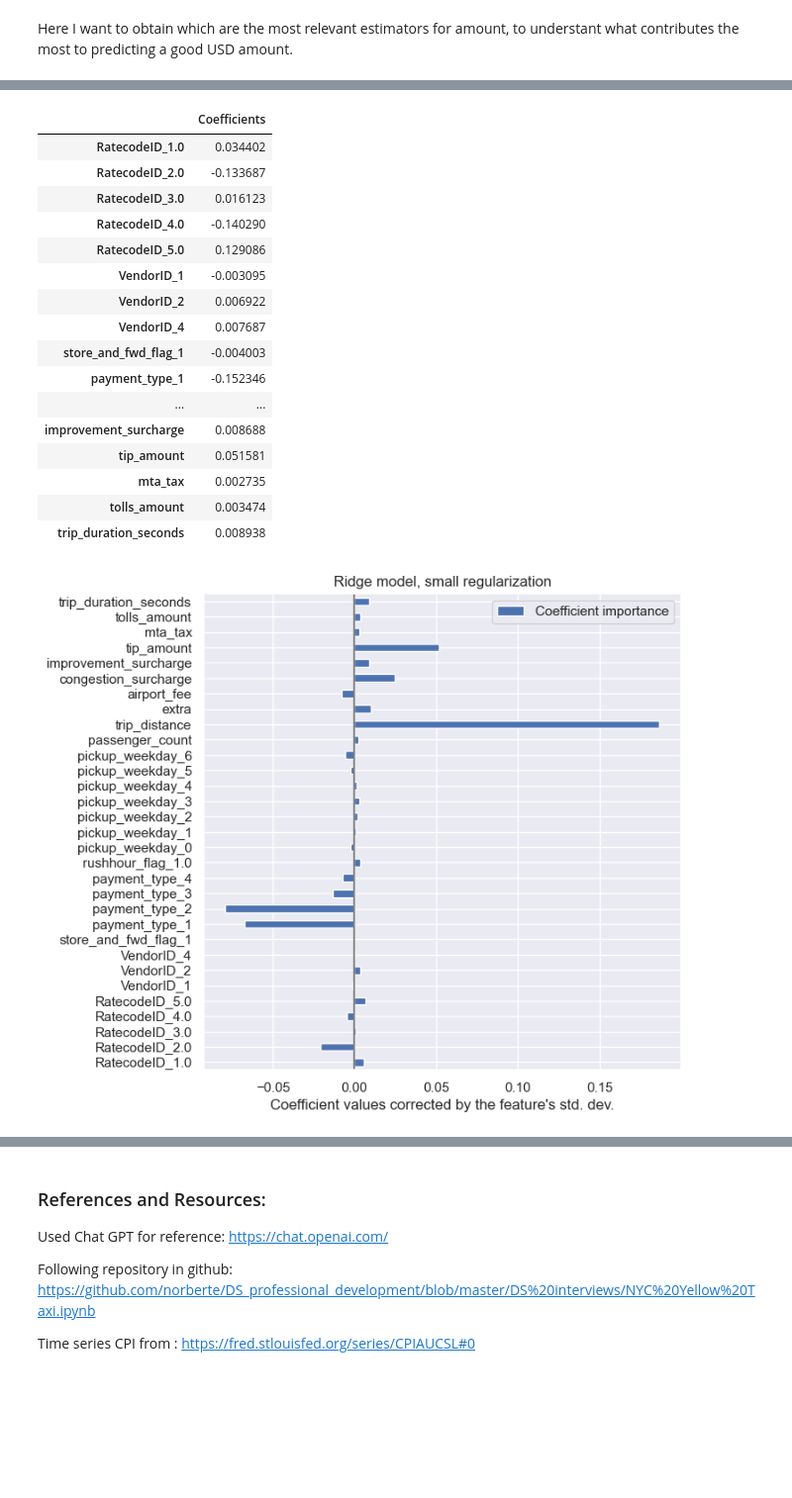
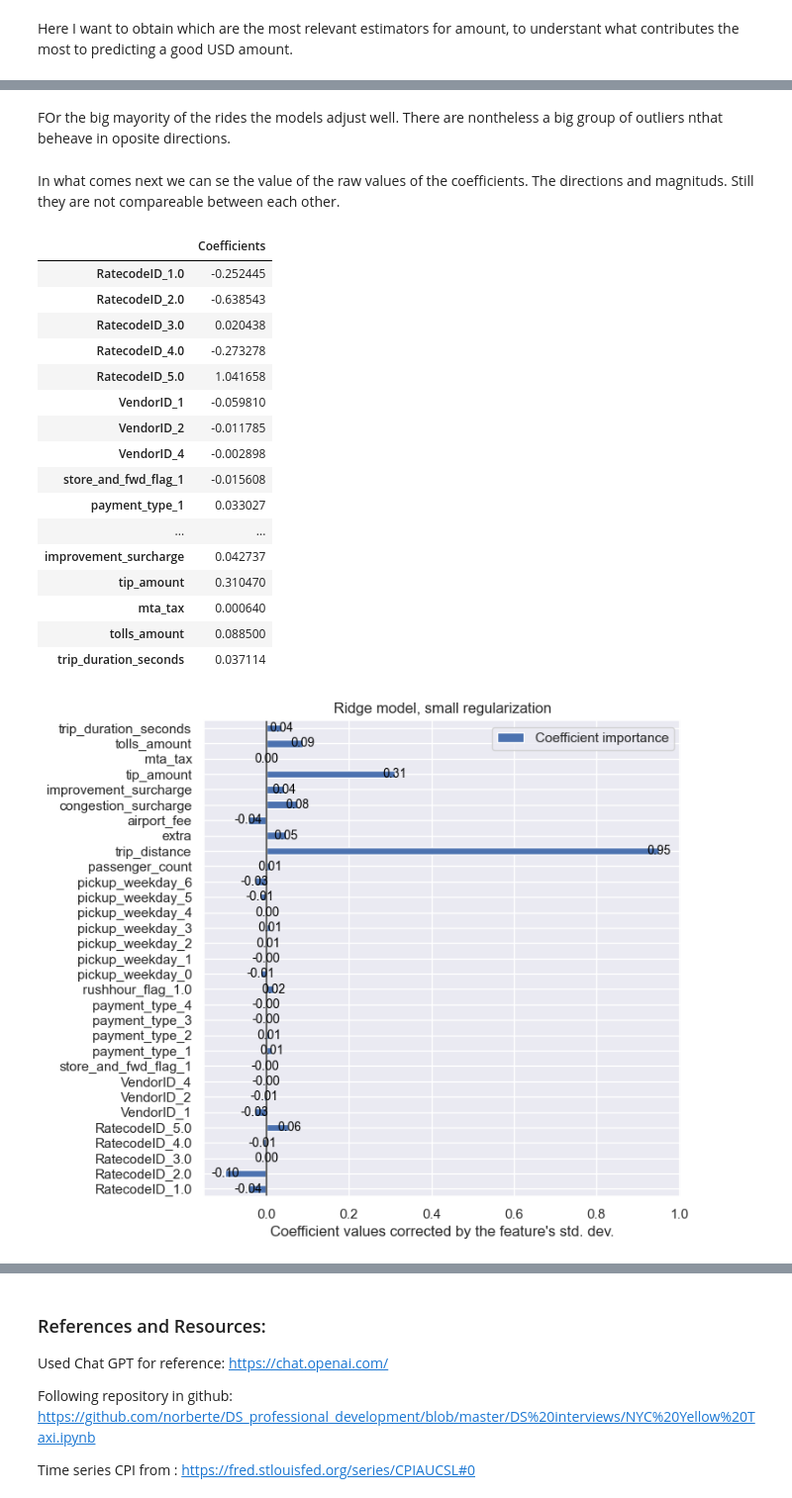
Before and after one commit to BenjaminDupre/taxi_data_task, a Jupyter notebook: taxi_data.ipynb, the cells around one changed output, grey strips where cells are left out. Shown at 99% size. Saved outputs shown, nothing was run; the diff lists cells and outputs as text; code cells hidden in the pictures; blank space fills up the shorter version.

```diff
--- a/taxi_data.ipynb
+++ b/taxi_data.ipynb
@@ -195,14 +195,3 @@ df_ny['CPI_Ratio'] = (1/df_ny['CPIAUCSL']) * base_cpi
 df_ny['total_amount_ADJ'] = df_ny['total_amount'] * df_ny['CPI_Ratio']
 # %% [markdown]
 Creating rides per month variable.
-# %%
-'''# Group the DataFrame by 'month_of_trip' and count the number of rows in each group
-monthly_ride_counts = df_ny.groupby('month_of_trip').size().reset_index(name='total_rides')
-
-# Merge the 'monthly_ride_counts' DataFrame with 'df_ny' based on the 'month_of_trip' column
-df_ny = df_ny.merge(monthly_ride_counts, on='month_of_trip', suffixes=('', '_total'))
-
-# Rename the new column to 'total_rides_monthly'
-df_ny.rename(columns={'total_rides_total': 'total_rides_monthly'}, inplace=True)
-'''
-df_ny['ride_count'] = 1
@@ -646,7 +578,7 @@ an_ny = df_ny[["RatecodeID", "VendorID", "store_and_fwd_flag",
 X = an_ny.drop(columns=['total_amount_ADJ'])  # Exclude 'total_amount_ADJ' column
 y = an_ny['total_amount_ADJ']  # Target variable
 
-X_train, X_test, y_train, y_test = train_test_split(X, y, random_state=42)
+X_train, X_test, y_train, y_test = train_test_split(X, y, test_size=0.2,random_state=42)
 # remove fare amount cause its highly correlated.
 categorical_columns = ["RatecodeID", "VendorID", "store_and_fwd_flag", "payment_type", "rushhour_flag", "pickup_weekday"]
 numerical_columns = ['passenger_count', 'trip_distance', 'extra','airport_fee','congestion_surcharge',
@@ -670,7 +602,7 @@ from sklearn.pipeline import make_pipeline
 model = make_pipeline(
     preprocessor,
     TransformedTargetRegressor(
-        regressor=Ridge(alpha=1e-10), func=np.log10, inverse_func=sp.special.exp10
+        regressor=Ridge(alpha=1e-10), func=np.sqrt, inverse_func=np.square
     ),
 )
 
@@ -720,3 +671,7 @@ plt.tight_layout()
+# %% [markdown]
+FOr the big mayority of the rides the models adjust well. There are nontheless a big group of outliers nthat beheave in oposite directions.
+# %% [markdown]
+In what comes next we can se the value of the raw values of the coefficients. The directions and magnituds. Still they are not compareable between each other.
 # %%
 feature_names = model[:-1].get_feature_names_out()
 
@@ -729,35 +684,40 @@ coefs = pd.DataFrame(
 coefs
 # %% [output]
 |  | Coefficients |
-| RatecodeID_1.0 | 0.034402 |
-| RatecodeID_2.0 | -0.133687 |
-| RatecodeID_3.0 | 0.016123 |
-| RatecodeID_4.0 | -0.140290 |
-| RatecodeID_5.0 | 0.129086 |
-| VendorID_1 | -0.003095 |
-| VendorID_2 | 0.006922 |
-| VendorID_4 | 0.007687 |
-| store_and_fwd_flag_1 | -0.004003 |
-| payment_type_1 | -0.152346 |
+| RatecodeID_1.0 | -0.252445 |
+| RatecodeID_2.0 | -0.638543 |
+| RatecodeID_3.0 | 0.020438 |
+| RatecodeID_4.0 | -0.273278 |
+| RatecodeID_5.0 | 1.041658 |
+| VendorID_1 | -0.059810 |
+| VendorID_2 | -0.011785 |
+| VendorID_4 | -0.002898 |
+| store_and_fwd_flag_1 | -0.015608 |
+| payment_type_1 | 0.033027 |
 | ... | ... |
-| improvement_surcharge | 0.008688 |
-| tip_amount | 0.051581 |
-| mta_tax | 0.002735 |
-| tolls_amount | 0.003474 |
-| trip_duration_seconds | 0.008938 |
+| improvement_surcharge | 0.042737 |
+| tip_amount | 0.310470 |
+| mta_tax | 0.000640 |
+| tolls_amount | 0.088500 |
+| trip_duration_seconds | 0.037114 |
 # %%
 X_train_preprocessed = pd.DataFrame(
     model[:-1].transform(X_train), columns=feature_names
 )
 coefs = pd.DataFrame(
     model[-1].regressor_.coef_ * X_train_preprocessed.std(axis=0),
     columns=["Coefficient importance"],
     index=feature_names,
 )
-coefs.plot(kind="barh", figsize=(9, 7))
+
+ax = coefs.plot(kind="barh", figsize=(9, 7))
 plt.xlabel("Coefficient values corrected by the feature's std. dev.")
 plt.title("Ridge model, small regularization")
-plt.axvline(x=0, color=".5")
+plt.axvline(x=0, color=".4")
 plt.subplots_adjust(left=0.3)
+
+# Adding text values to the bars
+for index, value in enumerate(coefs["Coefficient importance"]):
+    ax.text(value, index, f"{value:.2f}", ha="center", va="center", fontsize=10, color='black')
 # %% [output]
-[figure, old version]
+[figure, new version]
```
Also changed, not shown: parts of 12 cells of this notebook.
